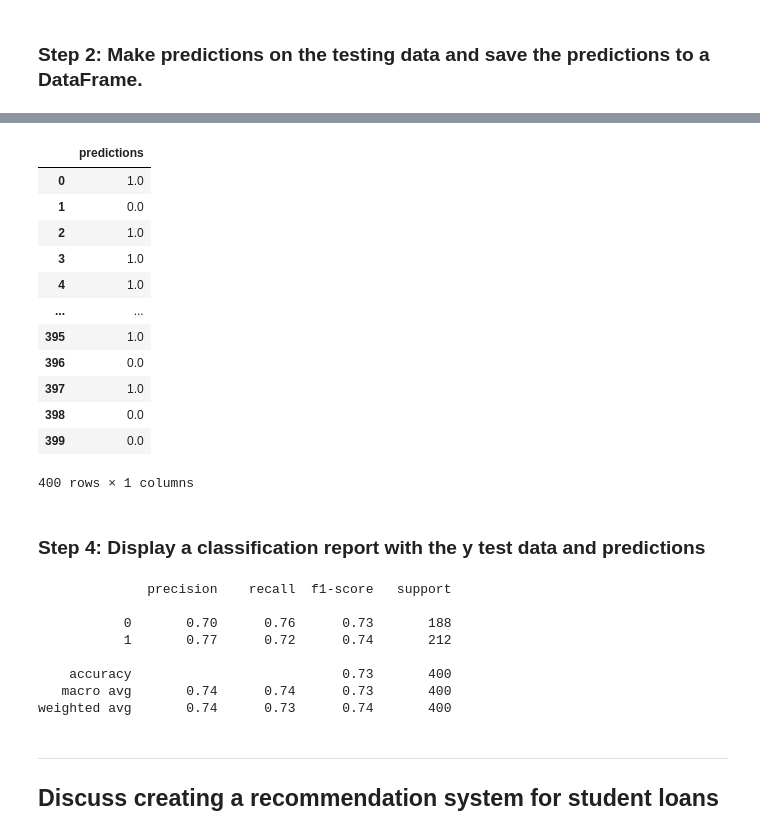
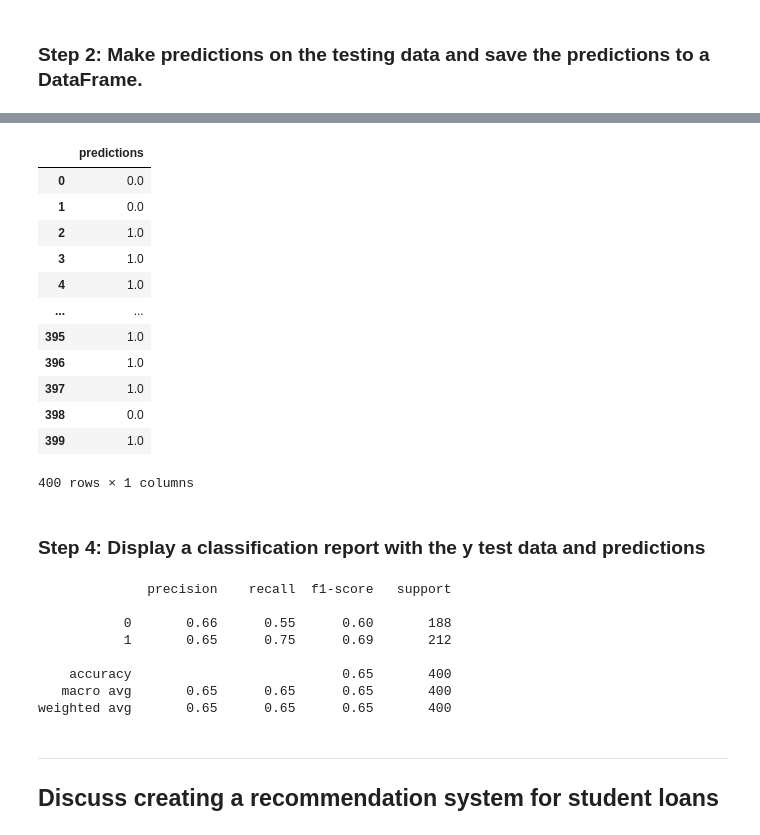
Before and after one commit to vaughanroberts13/neural-network-challenge-1, a Jupyter notebook: student_loans_with_deep_learning.ipynb, the cells around one changed output, grey strips where cells are left out. Drawn from its saved outputs; the diff is of its cells as text; code cells hidden in the pictures.

```diff
--- a/student_loans_with_deep_learning.ipynb
+++ b/student_loans_with_deep_learning.ipynb
@@ -225,6 +227,6 @@ Loss: 0.643654465675354, Accuracy: 0.6524999737739563
 # Make predictions with the test data
 # Display a sample of the predictions
 
-# predictions = nn_model.predict(X_test_scaled,verbose=2)
-# predictions
+predictions = nn_model.predict(X_test,verbose=2)
+predictions
 # %% [output]
@@ -237,36 +251,36 @@ array([[0.63573396],
 # %%
 # Save the predictions to a DataFrame and round the predictions to binary results
-# predictions_df = pd.DataFrame(columns=["predictions"], data=predictions)
-# predictions_df["predictions"] = round(predictions_df["predictions"],0)
-# predictions_df
+predictions_df = pd.DataFrame(columns=["predictions"], data=predictions)
+predictions_df["predictions"] = round(predictions_df["predictions"],0)
+predictions_df
 # %% [output]
 |  | predictions |
-| 0 | 1.0 |
+| 0 | 0.0 |
 | 1 | 0.0 |
 | 2 | 1.0 |
 | 3 | 1.0 |
 | 4 | 1.0 |
 | ... | ... |
 | 395 | 1.0 |
-| 396 | 0.0 |
+| 396 | 1.0 |
 | 397 | 1.0 |
 | 398 | 0.0 |
-| 399 | 0.0 |
+| 399 | 1.0 |
 400 rows × 1 columns
 # %% [markdown]
 ### Step 4: Display a classification report with the y test data and predictions
 # %%
 # Print the classification report with the y test data and predictions
-# print(classification_report(y_test_encoded, predictions_df["predictions"].values))
+print(classification_report(y_test, predictions_df["predictions"].values))
 # %% [output]
               precision    recall  f1-score   support
 
-           0       0.70      0.76      0.73       188
-           1       0.77      0.72      0.74       212
+           0       0.66      0.55      0.60       188
+           1       0.65      0.75      0.69       212
 
-    accuracy                           0.73       400
-   macro avg       0.74      0.74      0.73       400
-weighted avg       0.74      0.73      0.74       400
+    accuracy                           0.65       400
+   macro avg       0.65      0.65      0.65       400
+weighted avg       0.65      0.65      0.65       400
 # %% [markdown]
 ---
 ## Discuss creating a recommendation system for student loans
```
Also changed, not shown: parts of 3 cells of this notebook.
